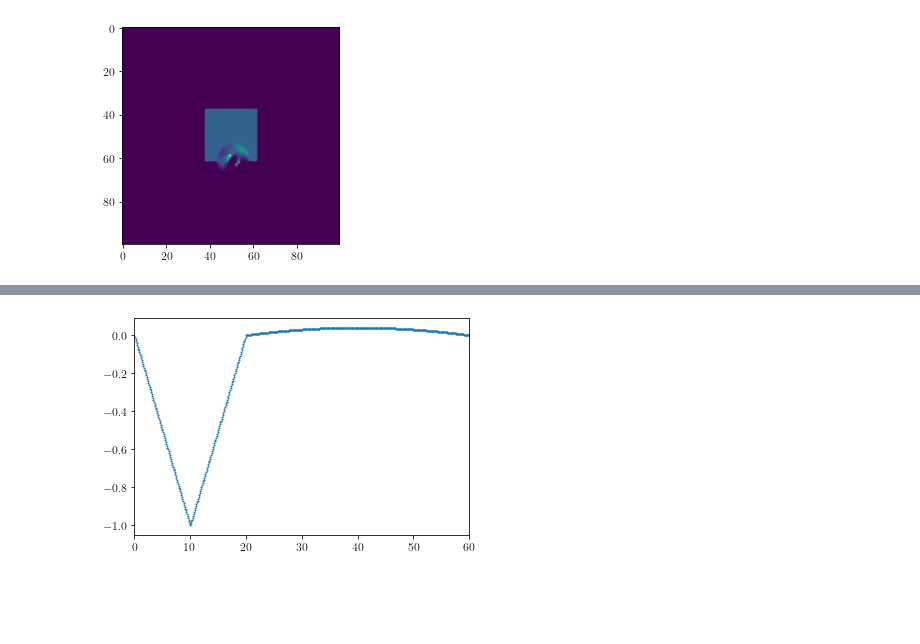
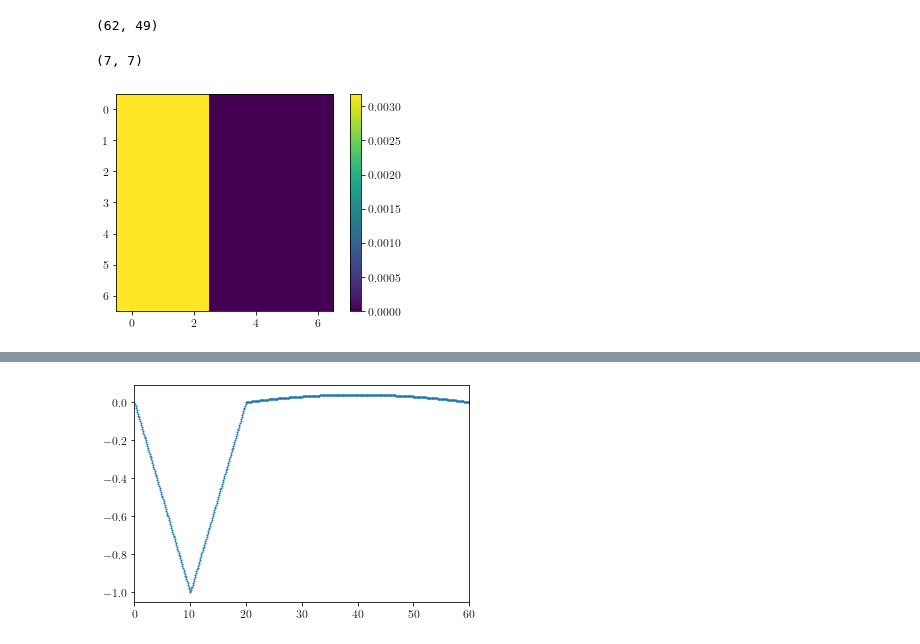
Before and after one commit to carlesfalco/aggregation_diffusion_scheme, a Jupyter notebook: Hybrid_Model.ipynb, the cells around one changed output, grey strips where cells are left out. Cells and saved outputs as stored; diff of their text form; code cells hidden in the pictures; blank space fills up the shorter version.

Commit message:
interaction between leaders

```diff
--- a/Hybrid_Model.ipynb
+++ b/Hybrid_Model.ipynb
@@ -207,5 +223,19 @@ The modification of the Axes.lines property was deprecated in Matplotlib 3.5 and
-# %%
-plt.imshow(solver.rho[-1])
-plt.show()
-# %% [output]
-[figure, removed]
+# %%
+solver.boxnum_dens(solver.agents[0][0])
+# %% [output]
+(62, 49)
+# %%
+x = self.agents[0][0]
+i1,j1 = self.boxnum_dens(x)
+imin, imax = max(i1 - self.kint_dens, 0), min(2*self.N - 1, i1 + self.kint_dens) + 1
+jmin, jmax = max(j1 - self.kint_dens, 0), min(2*self.N - 1, j1 + self.kint_dens) + 1
+rho_int = self.rho[-1][jmin:jmax,imin:imax]
+W_conv = np.array([[self.H21(self.cspan_x[i] - x[0],self.cspan_y[j] - x[1]) if i!=i1 or j!=j1 else [0,0] for i in range(imin,imax)] for j in range(jmin,jmax)]) # reduced interaction kernel
+dx = np.array([np.sum(np.multiply(W_conv[:,:,0],rho_int)),np.sum(np.multiply(W_conv[:,:,1],rho_int))])*self.dx**2*self.dt
+# %%
+plt.imshow(rho_int)
+plt.colorbar()
+rho_int.shape
+# %% [output]
+(7, 7)
+[figure, added]
```
Also changed, not shown: parts of 6 cells of this notebook.
